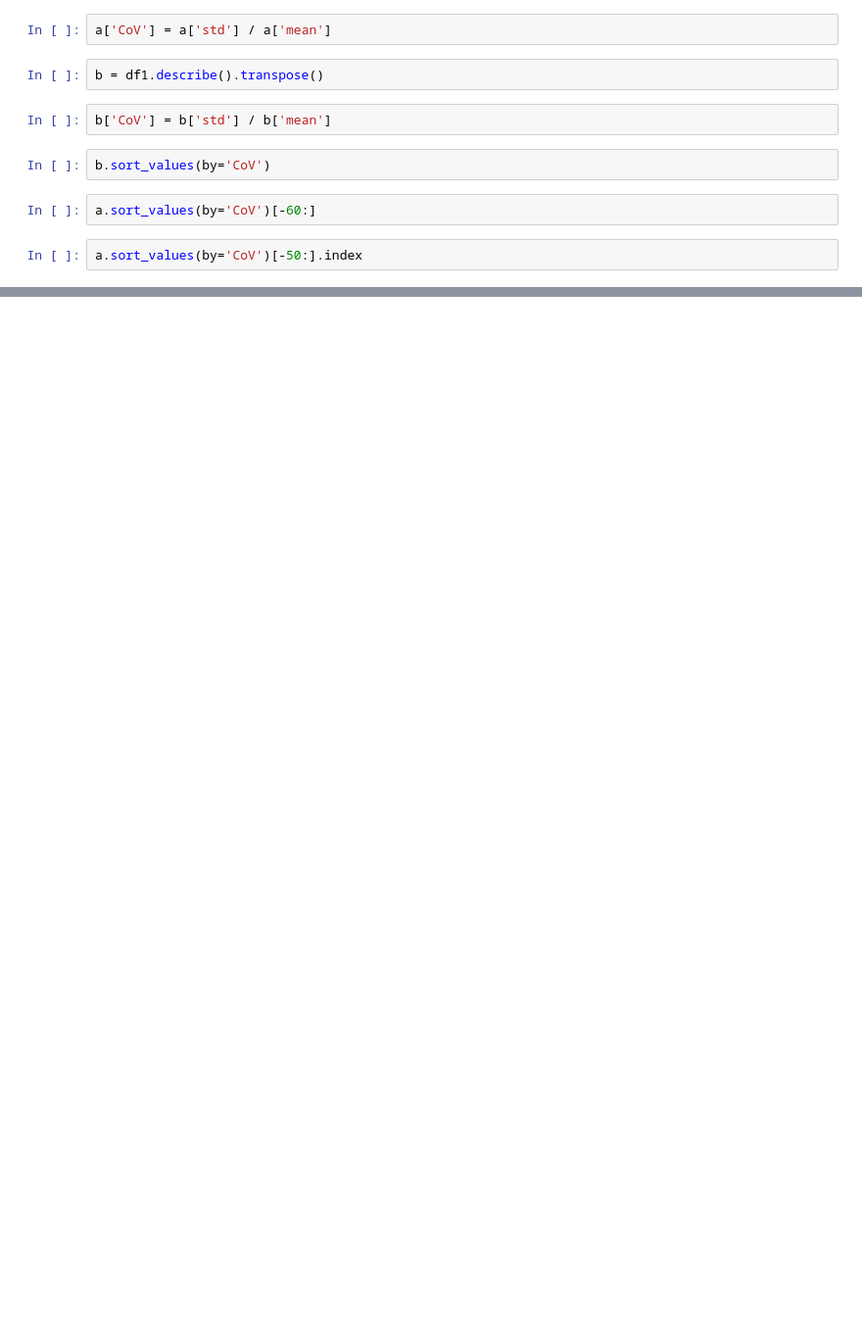
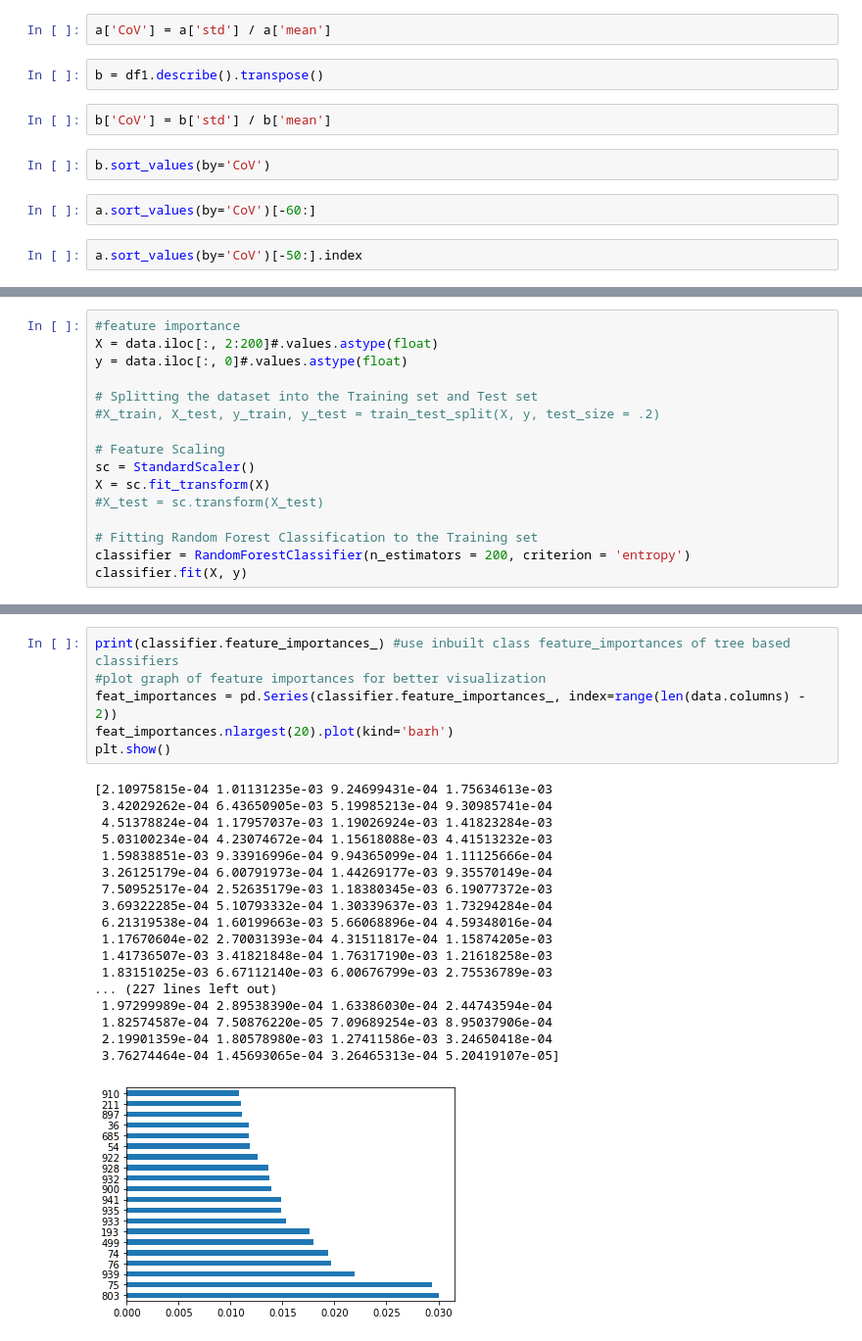
Before and after one commit to DeadlineWasYesterday/V-Classifier, a Jupyter notebook: Feature Selection.ipynb, the cells around one changed output, grey strips where cells are left out. Shown at 98% size. Cells and saved outputs as stored; diff of their text form; blank space fills up the shorter version.

```diff
--- a/Feature Selection.ipynb
+++ b/Feature Selection.ipynb
@@ -284,0 +362,16 @@ a.sort_values(by='CoV')[-50:].index
+# %%
+#feature importance
+X = data.iloc[:, 2:200]#.values.astype(float)
+y = data.iloc[:, 0]#.values.astype(float)
+
+# Splitting the dataset into the Training set and Test set
+#X_train, X_test, y_train, y_test = train_test_split(X, y, test_size = .2)
+
+# Feature Scaling
+sc = StandardScaler()
+X = sc.fit_transform(X)
+#X_test = sc.transform(X_test)
+
+# Fitting Random Forest Classification to the Training set
+classifier = RandomForestClassifier(n_estimators = 200, criterion = 'entropy')
+classifier.fit(X, y)
@@ -284,0 +387,25 @@ a.sort_values(by='CoV')[-50:].index
+# %%
+print(classifier.feature_importances_) #use inbuilt class feature_importances of tree based classifiers
+#plot graph of feature importances for better visualization
+feat_importances = pd.Series(classifier.feature_importances_, index=range(len(data.columns) - 2))
+feat_importances.nlargest(20).plot(kind='barh')
+plt.show()
+# %% [output]
+[2.10975815e-04 1.01131235e-03 9.24699431e-04 1.75634613e-03
+ 3.42029262e-04 6.43650905e-03 5.19985213e-04 9.30985741e-04
+ 4.51378824e-04 1.17957037e-03 1.19026924e-03 1.41823284e-03
+ 5.03100234e-04 4.23074672e-04 1.15618088e-03 4.41513232e-03
+ 1.59838851e-03 9.33916996e-04 9.94365099e-04 1.11125666e-04
+ 3.26125179e-04 6.00791973e-04 1.44269177e-03 9.35570149e-04
+ 7.50952517e-04 2.52635179e-03 1.18380345e-03 6.19077372e-03
+ 3.69322285e-04 5.10793332e-04 1.30339637e-03 1.73294284e-04
+ 6.21319538e-04 1.60199663e-03 5.66068896e-04 4.59348016e-04
+ 1.17670604e-02 2.70031393e-04 4.31511817e-04 1.15874205e-03
+ 1.41736507e-03 3.41821848e-04 1.76317190e-03 1.21618258e-03
+ 1.83151025e-03 6.67112140e-03 6.00676799e-03 2.75536789e-03
+... (227 lines left out)
+ 1.97299989e-04 2.89538390e-04 1.63386030e-04 2.44743594e-04
+ 1.82574587e-04 7.50876220e-05 7.09689254e-03 8.95037906e-04
+ 2.19901359e-04 1.80578980e-03 1.27411586e-03 3.24650418e-04
+ 3.76274464e-04 1.45693065e-04 3.26465313e-04 5.20419107e-05]
+[figure, added]
```
Also changed, not shown: parts of 39 cells of this notebook, 2 other files.
